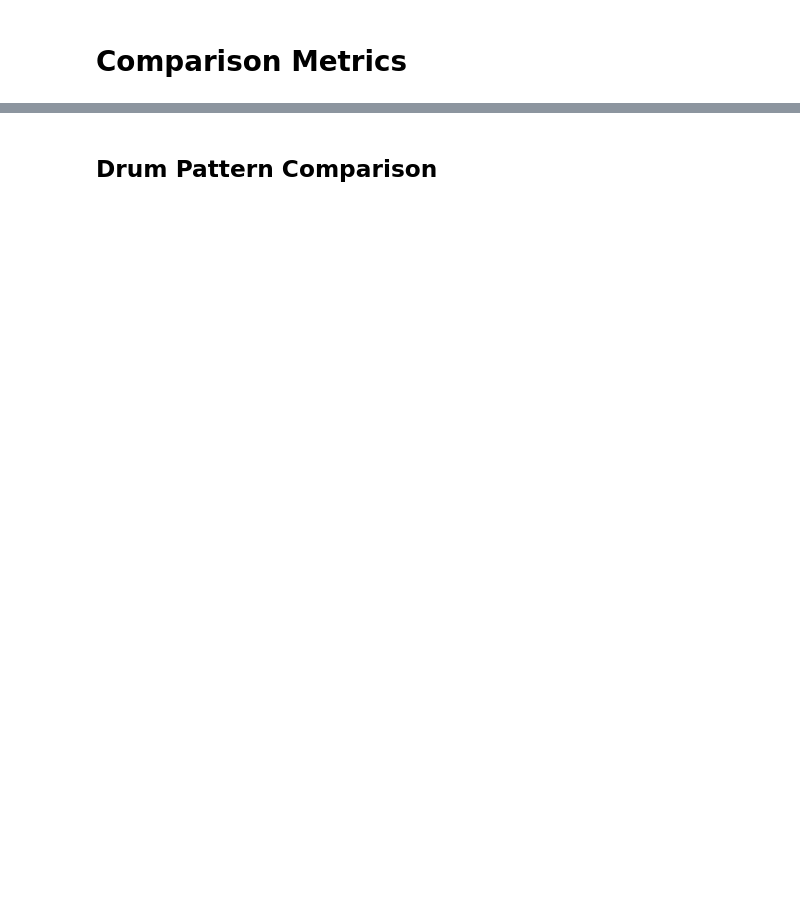
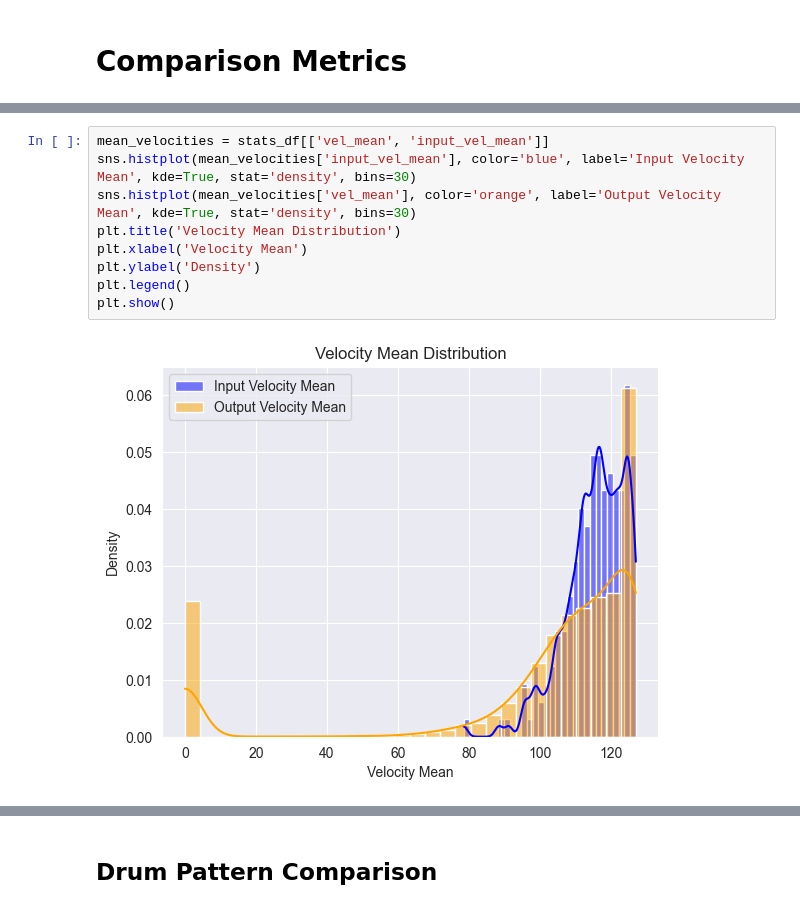
Before and after one commit to FlowkoHinti/GroovePal, a Jupyter notebook: Evaluation/ModelOutputAnalysis.ipynb, the cells around one changed output, grey strips where cells are left out. Drawn from its saved outputs; the diff is of its cells as text; blank space fills up the shorter version.

```diff
--- a/Evaluation/ModelOutputAnalysis.ipynb
+++ b/Evaluation/ModelOutputAnalysis.ipynb
@@ -6,0 +257,11 @@
+# %%
+mean_velocities = stats_df[['vel_mean', 'input_vel_mean']]
+sns.histplot(mean_velocities['input_vel_mean'], color='blue', label='Input Velocity Mean', kde=True, stat='density', bins=30)
+sns.histplot(mean_velocities['vel_mean'], color='orange', label='Output Velocity Mean', kde=True, stat='density', bins=30)
+plt.title('Velocity Mean Distribution')
+plt.xlabel('Velocity Mean')
+plt.ylabel('Density')
+plt.legend()
+plt.show()
+# %% [output]
+[figure, added]
```
Also changed, not shown: parts of 38 cells of this notebook, 1 other file.
